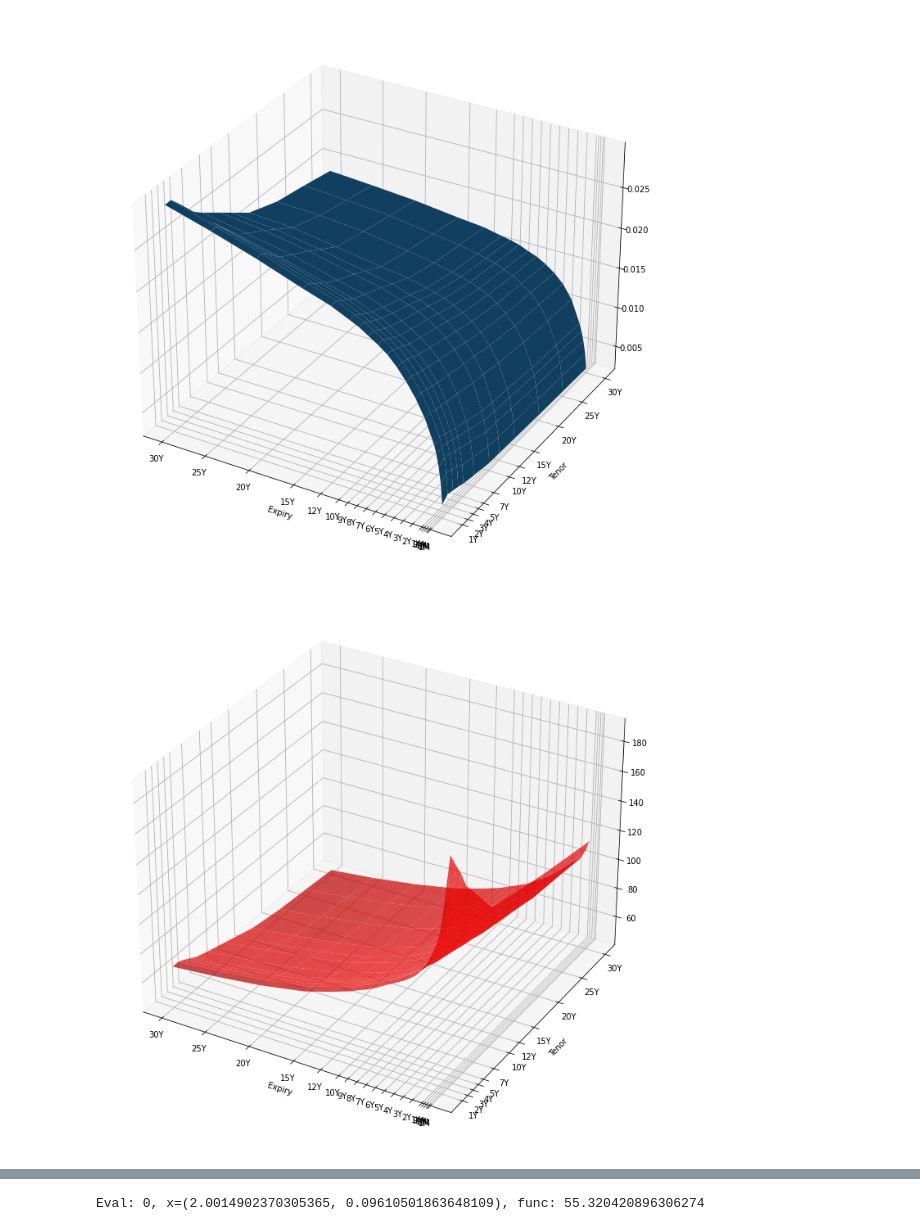
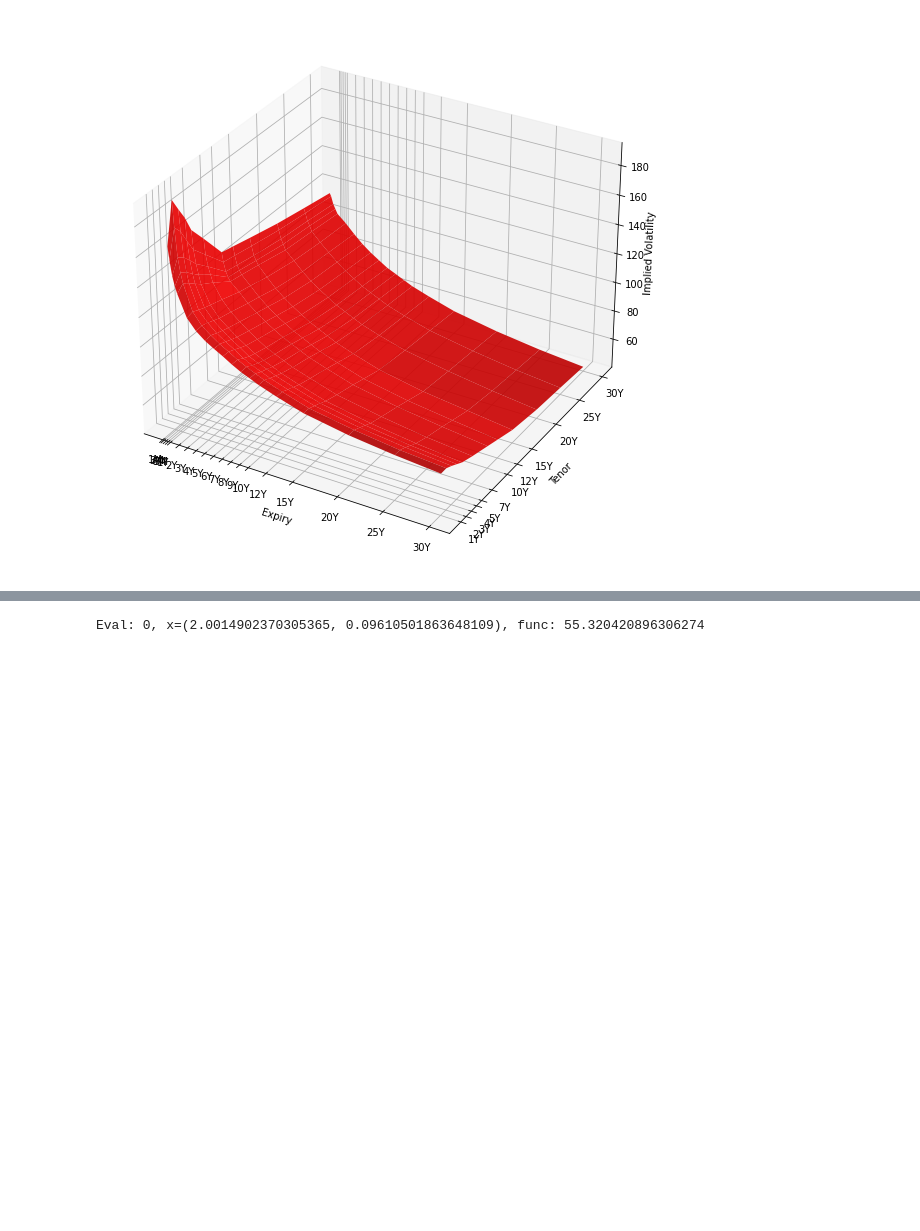
Before and after one commit to Eskild-afk/MasterThesis, a Jupyter notebook: quikMaths.ipynb, the cells around one changed output, grey strips where cells are left out. Drawn from its saved outputs; the diff is of its cells as text; code cells hidden in the pictures; blank space fills up the shorter version.

```diff
--- a/quikMaths.ipynb
+++ b/quikMaths.ipynb
@@ -98,63 +189,63 @@ strikes.columns        = [int(x) for x in dff.iloc[1][4:16].values]
 impliedVol.columns     = [int(x) for x in dfi.iloc[1][4:16].values]
 # straddlesobs
 sheeta      = 'ARTICLE'
 dfff        = pd.read_excel(file_path, sheet_name=sheeta,header=None)
 articleobs  = dfff[[x for x in np.arange(4,17)]][3:17]/10000
 articleobs.index = dfff[1][3:17].values
 articleobs.index.name = 'Expiry'
 articleobs.columns = [int(x) for x in dfff.iloc[1][4:17].values]
 
 # straddlesobs=straddlesobs.iloc[4::,2::]
 # strikes = strikes.iloc[4::,2::]
 # impliedVol = impliedVol.iloc[4::,2::]
 
 def monthoryear(x):
     if x<12:
         return f'{int(x)}M'
     else:
         return f'{int(x/12)}Y'
 
 
-X,Y = np.meshgrid(straddlesobs.columns/12, straddlesobs.index/12)
-fig = plt.figure(figsize=(12,16))
+# X,Y = np.meshgrid(straddlesobs.columns/12, straddlesobs.index/12)
+# fig = plt.figure(figsize=(16,16))
+# ax = fig.add_subplot(111, projection='3d')
+# ax.plot_surface(Y,X,straddlesobs.values)
+# ax.set_xlabel('Expiry')
+# ax.set_xticks((straddlesobs.index/12))
+# ax.set_xticklabels([monthoryear(x) for x in straddlesobs.index])
+# ax.set_ylabel('Tenor')
+# ax.set_yticklabels([f'{int(x/12)}Y' for x in straddlesobs.columns])
+# ax.set_yticks(straddlesobs.columns/12)
+# ax.invert_xaxis()
+# plt.show()
+
+# fig = plt.figure(figsize=(8,8))
+# X,Y = np.meshgrid(impliedVol.columns/12, impliedVol.index/12)
+# ax = fig.add_subplot(111, projection='3d')
+# ax.plot_surface(Y,X,impliedVol.values, alpha=0.9, color='red')
+
+# ax.set_xlabel('Expiry')
+# ax.set_xticks((straddlesobs.index/12))
+# ax.set_xticklabels([monthoryear(x) for x in straddlesobs.index])
+# ax.set_ylabel('Tenor')
+# ax.set_yticks(straddlesobs.columns/12)
+# ax.set_yticklabels([f'{int(x/12)}Y' for x in straddlesobs.columns])
+# ax.invert_xaxis()
+# plt.show()
+
+fig = plt.figure(figsize=(10,10))
+X,Y = np.meshgrid(impliedVol.columns/12, impliedVol.index/12)
 ax = fig.add_subplot(111, projection='3d')
-ax.plot_surface(Y,X,straddlesobs.values)
+ax.plot_surface(Y,X,impliedVol.values, alpha=0.9, color='red')
 ax.set_xlabel('Expiry')
 ax.set_xticks((straddlesobs.index/12))
 ax.set_xticklabels([monthoryear(x) for x in straddlesobs.index])
 ax.set_ylabel('Tenor')
-ax.set_yticklabels([f'{int(x/12)}Y' for x in straddlesobs.columns])
-ax.set_yticks(straddlesobs.columns/12)
-ax.invert_xaxis()
-plt.show()
-
-fig = plt.figure(figsize=(12,16))
-X,Y = np.meshgrid(impliedVol.columns/12, impliedVol.index/12)
-ax = fig.add_subplot(111, projection='3d')
-ax.plot_surface(Y,X,impliedVol.values, alpha=0.7, color='red')
-
-ax.set_xlabel('Expiry')
-ax.set_xticks((straddlesobs.index/12))
-ax.set_xticklabels([monthoryear(x) for x in straddlesobs.index])
-ax.set_ylabel('Tenor')
-ax.set_yticks(straddlesobs.columns/12)
-ax.set_yticklabels([f'{int(x/12)}Y' for x in straddlesobs.columns])
-ax.invert_xaxis()
-plt.show()
-
-fig = plt.figure(figsize=(12,16))
-X,Y = np.meshgrid(impliedVol.columns/12, impliedVol.index/12)
-ax = fig.add_subplot(111, projection='3d')
-ax.plot_surface(Y,X,impliedVol.values*10000, alpha=0.7, color='red')
-
-ax.set_xlabel('Expiry')
-ax.set_xticks((straddlesobs.index/12))
-ax.set_xticklabels([monthoryear(x) for x in straddlesobs.index])
-ax.set_ylabel('Tenor')
+ax.set_zlabel('Implied Volatility')
+ax.zaxis.labelpad=-0.7
 ax.set_yticks(straddlesobs.columns/12)
 ax.set_yticklabels([f'{int(x/12)}Y' for x in straddlesobs.columns])
 
 plt.show()
 # %% [output]
-[figure, old version]
+[figure, new version]
-[figure, removed]
```
Also changed, not shown: parts of 15 cells of this notebook, 15 other files.
